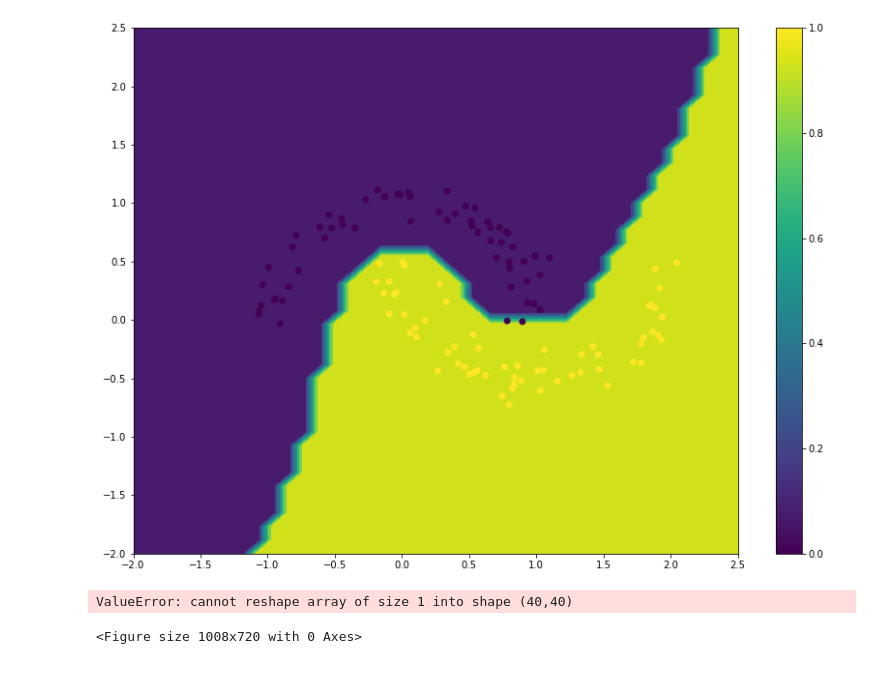
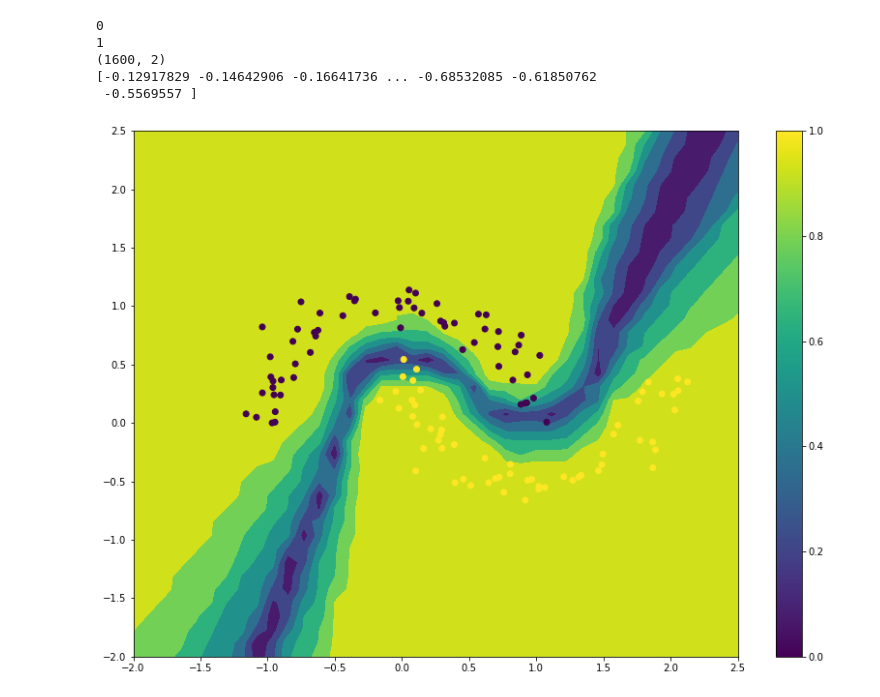
Before and after one commit to stat-ml/NUQ, a Jupyter notebook: examples/nuq_example.ipynb, the cells around one changed output. Drawn from its saved outputs; the diff is of its cells as text; code cells hidden in the pictures.

```diff
--- a/examples/nuq_example.ipynb
+++ b/examples/nuq_example.ipynb
@@ -25,31 +28,26 @@ plt.scatter(x_val[:, 0], x_val[:, 1], c=y_val)
 # %%
 model = NuqClassifierDup(kernel_type='RBF')
 model.fit(x_train, y_train)
 
 fig_size = (14, 10)
 
 x_mesh = np.array(np.meshgrid(np.linspace(-2, 2.5, 40), np.linspace(-2, 2.5, 40))).reshape(2, -1)
 x_mesh = np.moveaxis(x_mesh, 0, 1)
-prediction_mesh, _ = model.predict(x_mesh)
+prediction_mesh, _ = model.predict_log_proba(x_mesh)
+prediction_mesh = np.max(prediction_mesh, axis=-1)
+print(prediction_mesh)
 plt.figure(figsize=fig_size)
 plt.contourf(x_mesh[:, 0].reshape((40, 40)), x_mesh[:, 1].reshape(40, 40), prediction_mesh.reshape(40, 40))
 plt.scatter(x_train[:, 0], x_train[:, 1], c=y_train)
 plt.colorbar()
 plt.show()
-
-
-model.kernel.gamma = 10
-prediction_mesh, _ = model.predict(x_mesh)
-prediction_mesh = prediction_mesh.max(axis=-1)
-plt.figure(figsize=fig_size)
-plt.contourf(x_mesh[:, 0].reshape((40, 40)), x_mesh[:, 1].reshape(40, 40), prediction_mesh.reshape(40, 40))
-plt.scatter(x_train[:, 0], x_train[:, 1], c=y_train)
-plt.colorbar()
-plt.show()
 # %% [output]
+0
+1
+(1600, 2)
+[-0.12917829 -0.14642906 -0.16641736 ... -0.68532085 -0.61850762
+ -0.5569557 ]
-[figure, old version]
+[figure, new version]
-ValueError: cannot reshape array of size 1 into shape (40,40)
-<Figure size 1008x720 with 0 Axes>
 # %%
 model = NuqClassifierDup(kernel_type='RBF', n_neighbors=20)
 model.fit(x_train, y_train)
```
Also changed, not shown: parts of 7 cells of this notebook, 1 other file.
